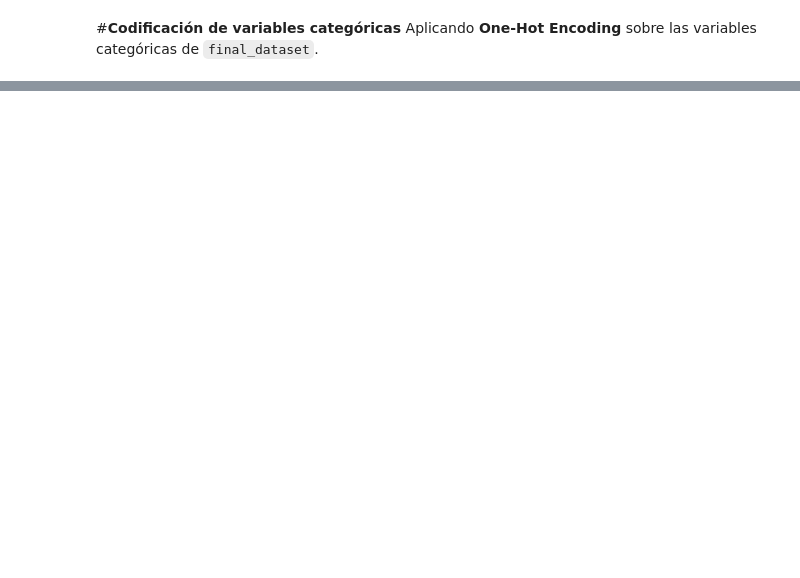
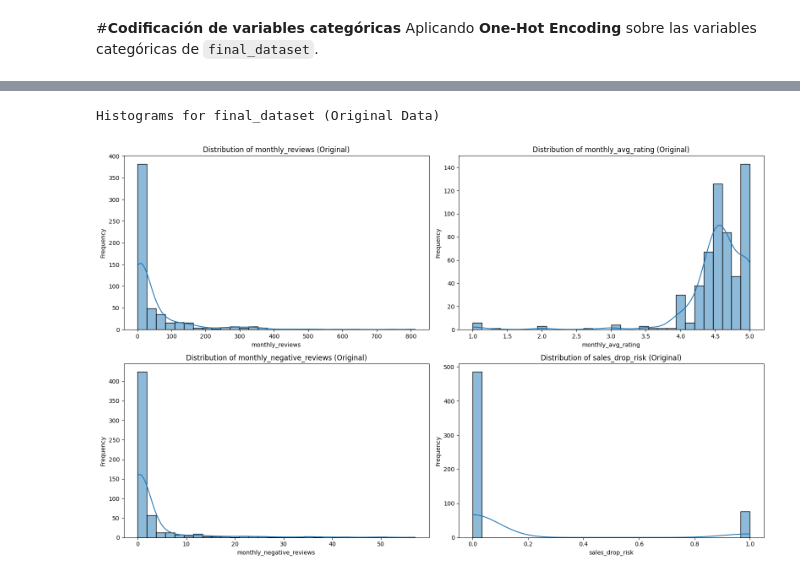
Before and after one commit to R3beAM/Proyecto-Final-Integracion, a Jupyter notebook: Evaluacion_2.ipynb, the cells around one changed output, grey strips where cells are left out. Drawn from its saved outputs; the diff is of its cells as text; code cells hidden in the pictures; blank space fills up the shorter version.

```diff
--- a/Evaluacion_2.ipynb
+++ b/Evaluacion_2.ipynb
@@ -747,0 +775,13 @@ final_dataset.head()
+# %%
+# Identificar y eliminar columnas con sufijo '_y'
+cols_to_drop_y = [col for col in final_dataset.columns if col.endswith('_y')]
+
+if cols_to_drop_y:
+    final_dataset = final_dataset.drop(columns=cols_to_drop_y)
+    print(f"Columnas eliminadas: {cols_to_drop_y}")
+else:
+    print("No se encontraron columnas con sufijo '_y' para eliminar.")
+
+print("Columnas después de eliminar duplicados:")
+print(final_dataset.columns.tolist())
+display(final_dataset.head())
@@ -915,0 +1059,20 @@ Shape con One-Hot Encoding: (561, 173)
+# %%
+import matplotlib.pyplot as plt
+import seaborn as sns
+
+# Columns to visualize (assuming these are numerical and present in both DataFrames)
+plot_cols = ['monthly_reviews', 'monthly_avg_rating', 'monthly_negative_reviews', 'sales_drop_risk']
+
+print("Histograms for final_dataset (Original Data)")
+plt.figure(figsize=(16, 10))
+for i, col in enumerate(plot_cols):
+    plt.subplot(2, 2, i + 1)
+    sns.histplot(final_dataset[col], kde=True, bins=30)
+    plt.title(f'Distribution of {col} (Original)')
+    plt.xlabel(col)
+    plt.ylabel('Frequency')
+plt.tight_layout()
+plt.show()
+# %% [output]
+Histograms for final_dataset (Original Data)
+[figure, added]
```
Also changed, not shown: parts of 23 cells of this notebook.
